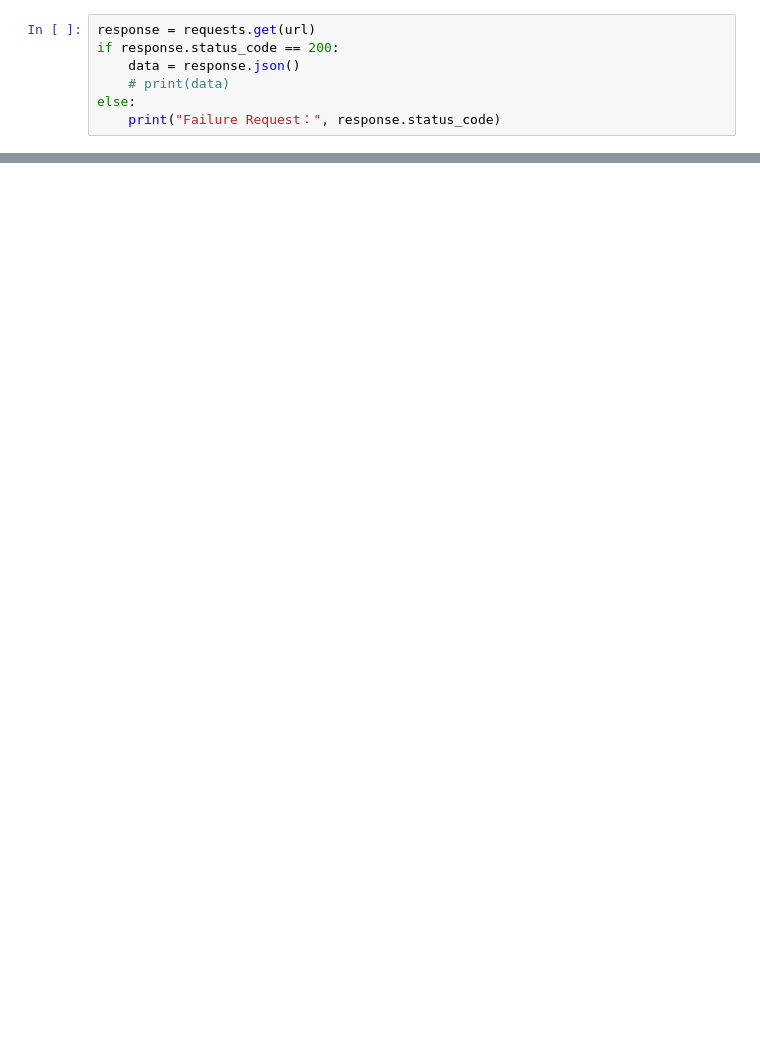
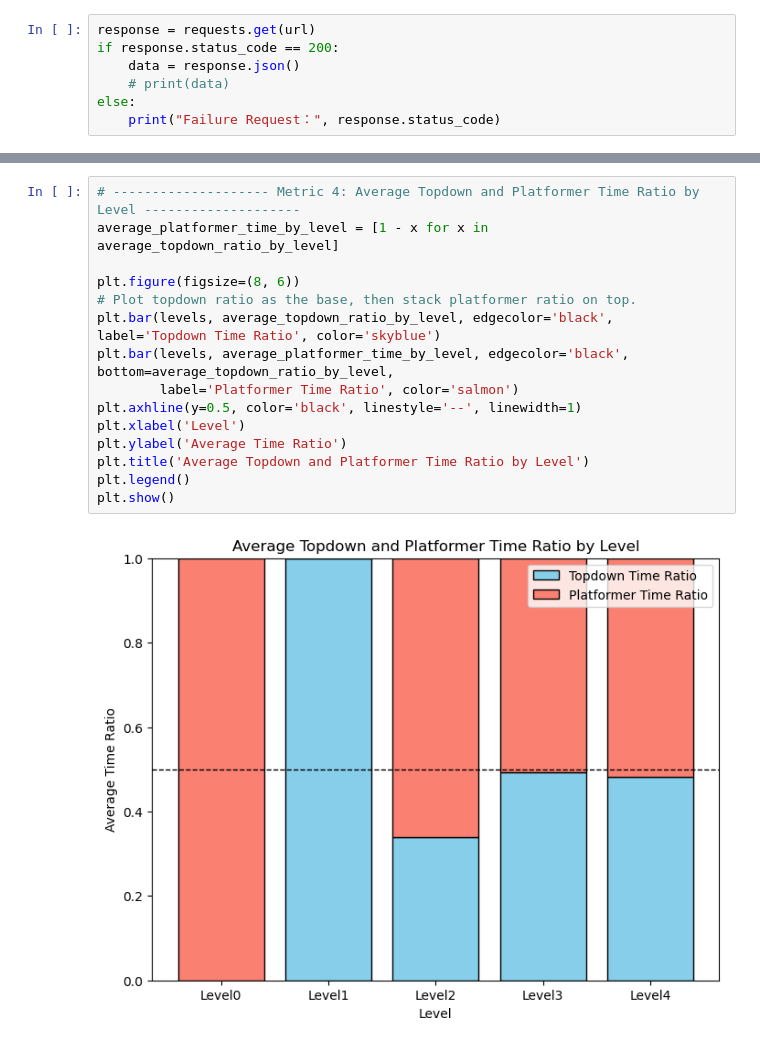
Before and after one commit to CSCI-526-Spring-2025/csci-526-final-project-ctrl-alt-fun, a Jupyter notebook: _Analytics/analytics.ipynb, the cells around one changed output, grey strips where cells are left out. Saved outputs shown, nothing was run; the diff lists cells and outputs as text; blank space fills up the shorter version.

```diff
--- a/_Analytics/analytics.ipynb
+++ b/_Analytics/analytics.ipynb
@@ -138,0 +232,17 @@ plt.show()
+# %%
+# -------------------- Metric 4: Average Topdown and Platformer Time Ratio by Level --------------------
+average_platformer_time_by_level = [1 - x for x in average_topdown_ratio_by_level]
+
+plt.figure(figsize=(8, 6))
+# Plot topdown ratio as the base, then stack platformer ratio on top.
+plt.bar(levels, average_topdown_ratio_by_level, edgecolor='black', label='Topdown Time Ratio', color='skyblue')
+plt.bar(levels, average_platformer_time_by_level, edgecolor='black', bottom=average_topdown_ratio_by_level,
+        label='Platformer Time Ratio', color='salmon')
+plt.axhline(y=0.5, color='black', linestyle='--', linewidth=1)
+plt.xlabel('Level')
+plt.ylabel('Average Time Ratio')
+plt.title('Average Topdown and Platformer Time Ratio by Level')
+plt.legend()
+plt.show()
+# %% [output]
+[figure, added]
```
Also changed, not shown: parts of 9 cells of this notebook, 3 other files.
